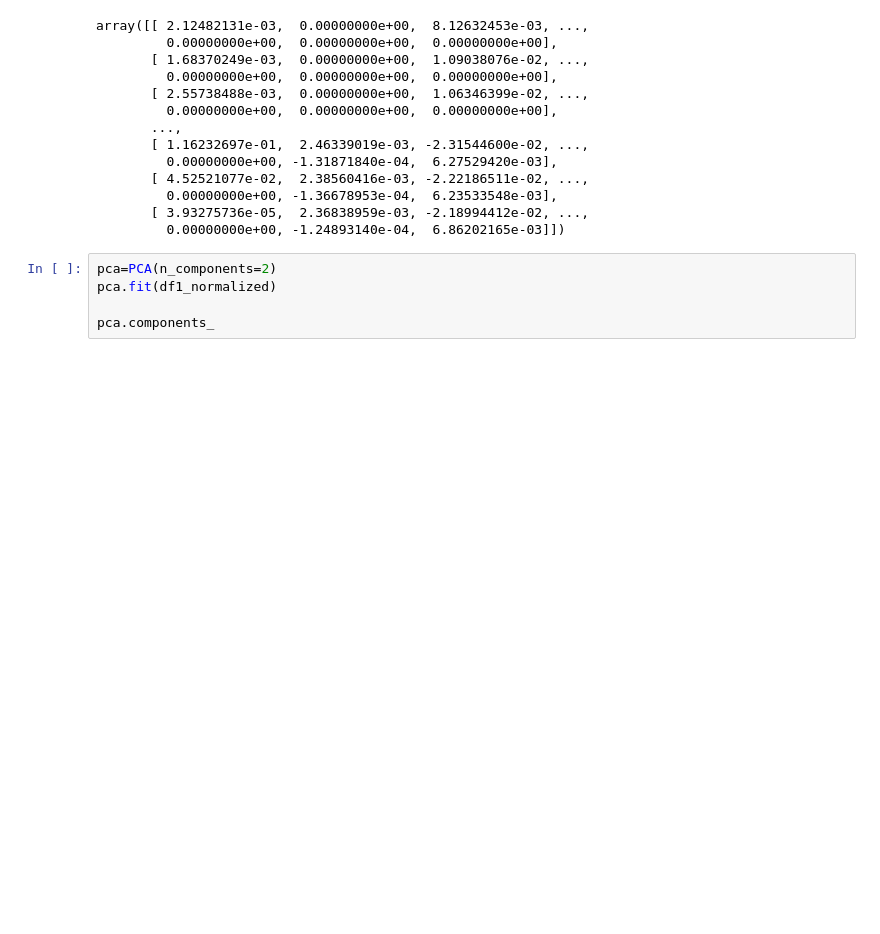
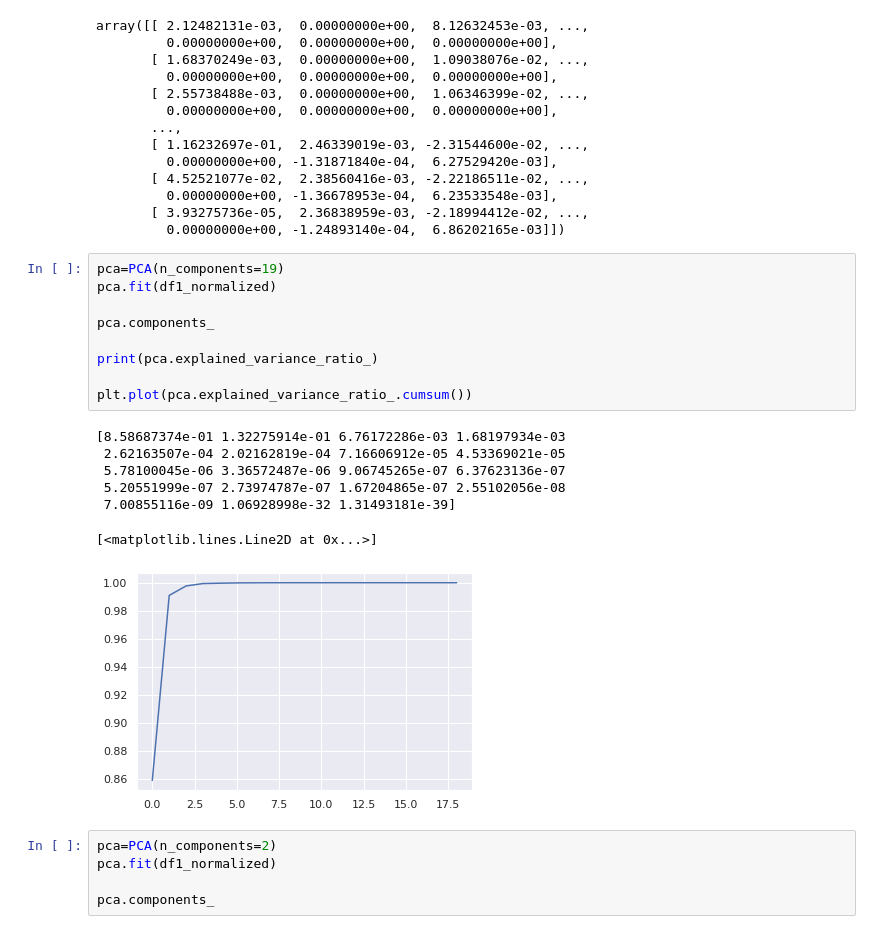
Before and after one commit to erikhaensel/Test41, a Jupyter notebook: Code/Start1.ipynb, the cells around one changed output. Saved outputs shown, nothing was run; the diff lists cells and outputs as text; blank space fills up the shorter version.

```diff
--- a/Code/Start1.ipynb
+++ b/Code/Start1.ipynb
@@ -654,6 +655,23 @@ array([[ 2.12482131e-03,  0.00000000e+00,  8.12632453e-03, ...,
          0.00000000e+00, -1.36678953e-04,  6.23533548e-03],
        [ 3.93275736e-05,  2.36838959e-03, -2.18994412e-02, ...,
          0.00000000e+00, -1.24893140e-04,  6.86202165e-03]])
+# %%
+pca=PCA(n_components=19)
+pca.fit(df1_normalized)
+
+pca.components_
+
+print(pca.explained_variance_ratio_)
+
+plt.plot(pca.explained_variance_ratio_.cumsum())
+# %% [output]
+[8.58687374e-01 1.32275914e-01 6.76172286e-03 1.68197934e-03
+ 2.62163507e-04 2.02162819e-04 7.16606912e-05 4.53369021e-05
+ 5.78100045e-06 3.36572487e-06 9.06745265e-07 6.37623136e-07
+ 5.20551999e-07 2.73974787e-07 1.67204865e-07 2.55102056e-08
+ 7.00855116e-09 1.06928998e-32 1.31493181e-39]
+[<matplotlib.lines.Line2D at 0x...>]
+[figure, added]
 # %%
 pca=PCA(n_components=2)
 pca.fit(df1_normalized)
```
Also changed, not shown: parts of 7 cells of this notebook.
